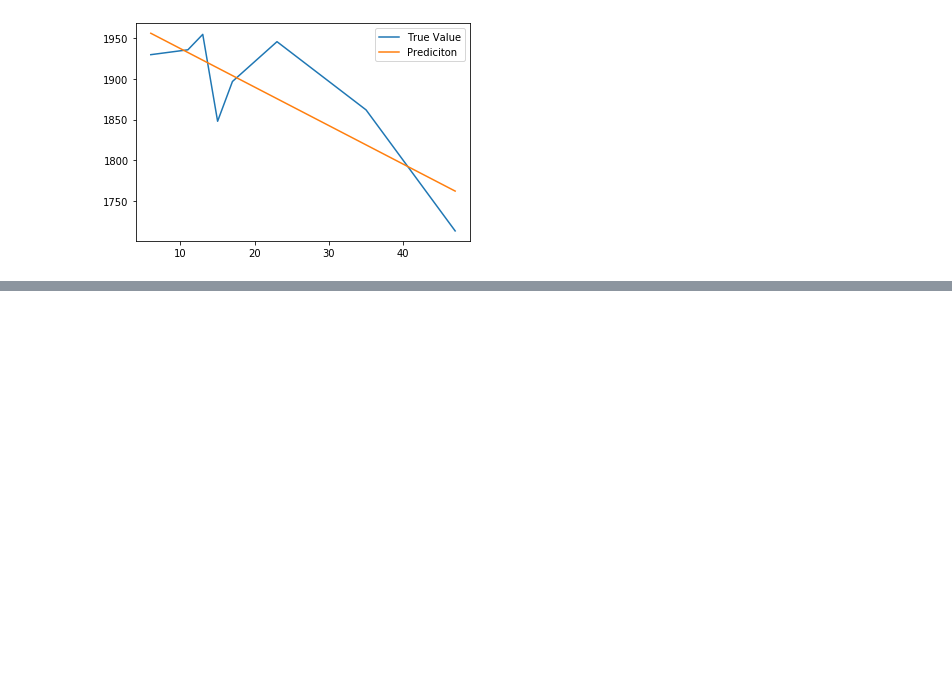
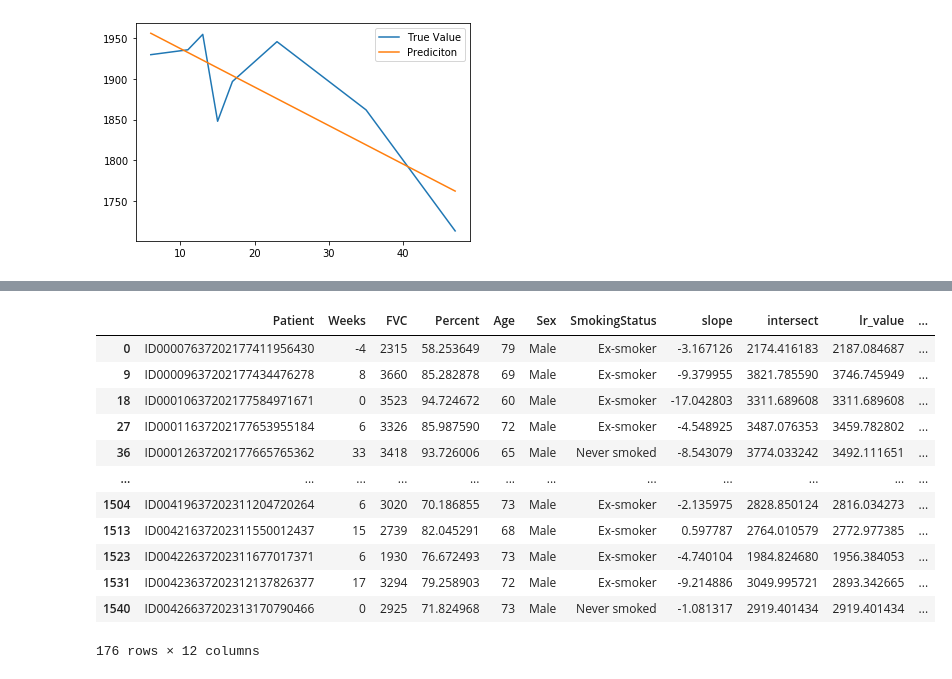
Before and after one commit to EdMDias/OSIC_kaggle_project, a Jupyter notebook: LinearRegressionFVC.ipynb, the cells around one changed output, grey strips where cells are left out. Cells and saved outputs as stored; diff of their text form; code cells hidden in the pictures; blank space fills up the shorter version.

```diff
--- a/LinearRegressionFVC.ipynb
+++ b/LinearRegressionFVC.ipynb
@@ -226,0 +230,16 @@ dtype: float64
+# %%
+train[train.Weeks == train.FirstWeek]
+# %% [output]
+|  | Patient | Weeks | FVC | Percent | Age | Sex | SmokingStatus | slope | intersect | lr_value | ... |
+| 0 | ID00007637202177411956430 | -4 | 2315 | 58.253649 | 79 | Male | Ex-smoker | -3.167126 | 2174.416183 | 2187.084687 | ... |
+| 9 | ID00009637202177434476278 | 8 | 3660 | 85.282878 | 69 | Male | Ex-smoker | -9.379955 | 3821.785590 | 3746.745949 | ... |
+| 18 | ID00010637202177584971671 | 0 | 3523 | 94.724672 | 60 | Male | Ex-smoker | -17.042803 | 3311.689608 | 3311.689608 | ... |
+| 27 | ID00011637202177653955184 | 6 | 3326 | 85.987590 | 72 | Male | Ex-smoker | -4.548925 | 3487.076353 | 3459.782802 | ... |
+| 36 | ID00012637202177665765362 | 33 | 3418 | 93.726006 | 65 | Male | Never smoked | -8.543079 | 3774.033242 | 3492.111651 | ... |
+| ... | ... | ... | ... | ... | ... | ... | ... | ... | ... | ... | ... |
+| 1504 | ID00419637202311204720264 | 6 | 3020 | 70.186855 | 73 | Male | Ex-smoker | -2.135975 | 2828.850124 | 2816.034273 | ... |
+| 1513 | ID00421637202311550012437 | 15 | 2739 | 82.045291 | 68 | Male | Ex-smoker | 0.597787 | 2764.010579 | 2772.977385 | ... |
+| 1523 | ID00422637202311677017371 | 6 | 1930 | 76.672493 | 73 | Male | Ex-smoker | -4.740104 | 1984.824680 | 1956.384053 | ... |
+| 1531 | ID00423637202312137826377 | 17 | 3294 | 79.258903 | 72 | Male | Ex-smoker | -9.214886 | 3049.995721 | 2893.342665 | ... |
+| 1540 | ID00426637202313170790466 | 0 | 2925 | 71.824968 | 73 | Male | Never smoked | -1.081317 | 2919.401434 | 2919.401434 | ... |
+176 rows × 12 columns
```
Also changed, not shown: parts of 14 cells of this notebook, 8 other files.
